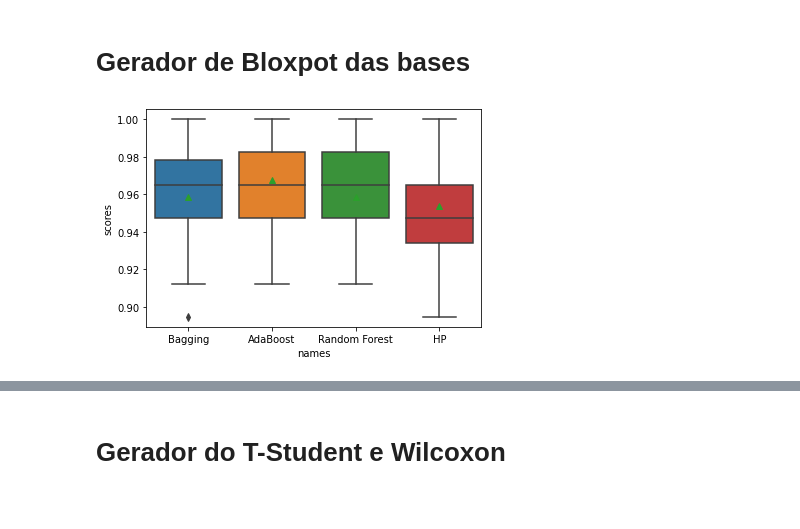
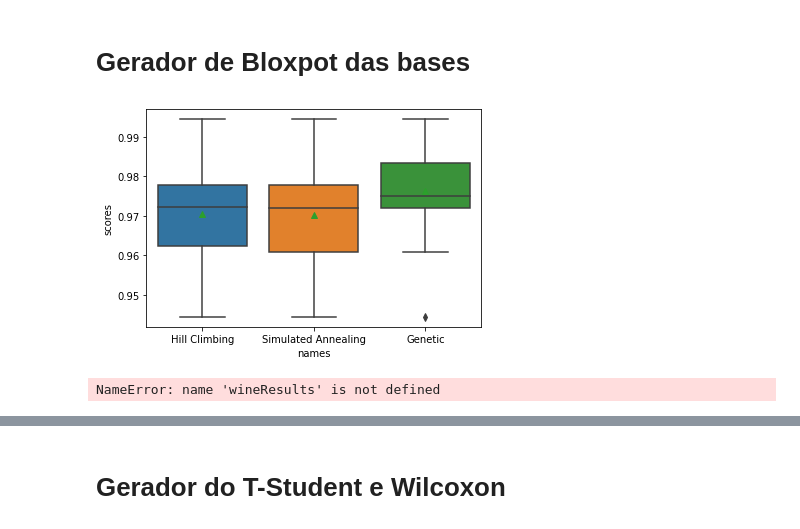
Before and after one commit to Hiomma/master-degree, a Jupyter notebook: Exercicios/Sistemas Inteligentes/0.1 - Trabalho/0.1 - Trabalho.ipynb, the cells around one changed output, grey strips where cells are left out. Cells and saved outputs as stored; diff of their text form; code cells hidden in the pictures.

```diff
--- a/Exercicios/Sistemas Inteligentes/0.1 - Trabalho/0.1 - Trabalho.ipynb
+++ b/Exercicios/Sistemas Inteligentes/0.1 - Trabalho/0.1 - Trabalho.ipynb
@@ -376,6 +0,0 @@ def hill_climbing(max_size, items, max_time):
-# %%
-from sklearn import datasets
-
-wine = datasets.load_wine()
-data = wine.data
-target = wine.target
@@ -645,7 +796,10 @@ ModuleNotFoundError: No module named 'tabulate'
 # %% [markdown]
 # Gerador de Bloxpot das bases
 # %%
-def Get_Boxplot(results, names=["Bagging", "AdaBoost", "Random Forest", "HP"]):
+import matplotlib.pyplot as plt
+# from google.colab import files
+
+def Get_Boxplot(results, name, names=["Hill Climbing", "Simulated Annealing", "Genetic"]):
     auxResult = []
 
     for nr_Index, ds_Name in enumerate(names):
@@ -654,11 +808,16 @@ def Get_Boxplot(results, names=["Bagging", "AdaBoost", "Random Forest", "HP"]):
 
     data = pd.DataFrame(auxResult, columns=["scores", "names"])
 
+    plt.figure()
     sns.boxplot(x='names', y='scores', data=data, showmeans=True)
+    plt.savefig(name + '.png')
+    # files.download(name + '.png')
-# %% [output]
-[figure, removed]
 # %%
-Get_Boxplot(Get_Accuracies(digitsResults))
+Get_Boxplot(Get_Accuracies(digitsResults), "Digits")
+# %% [output]
+[figure, added]
 # %%
-Get_Boxplot(Get_Accuracies(wineResults))
+Get_Boxplot(Get_Accuracies(wineResults), "Wine")
+# %% [output]
+NameError: name 'wineResults' is not defined
 # %%
```
Also changed, not shown: parts of 13 cells of this notebook, 9 other files.
